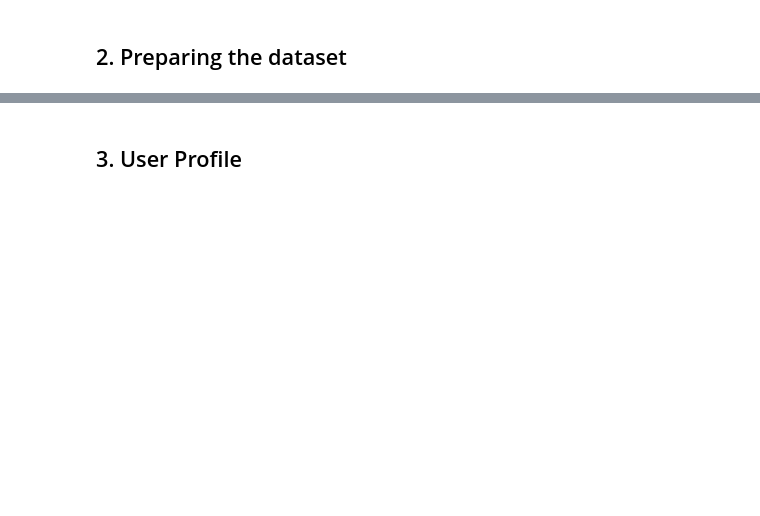
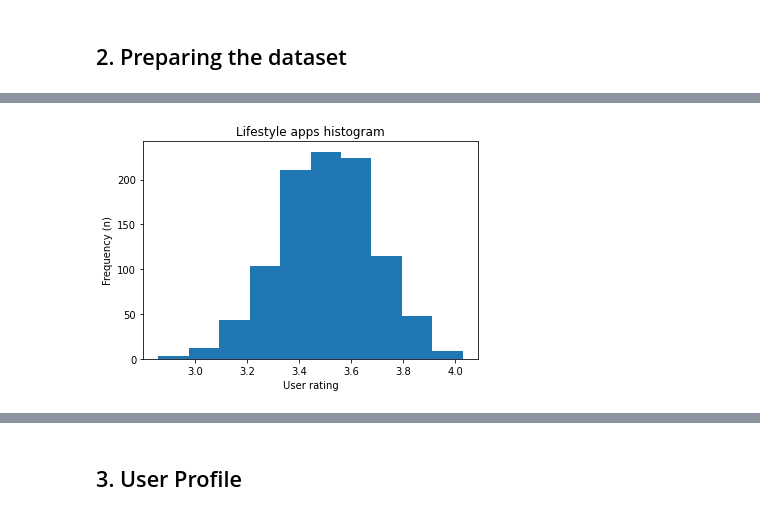
Before and after one commit to rlojunior/sandbox, a Jupyter notebook: Show_Cases/Apple_Store_Study.ipynb, the cells around one changed output, grey strips where cells are left out. Saved outputs shown, nothing was run; the diff lists cells and outputs as text; code cells hidden in the pictures; blank space fills up the shorter version.

```diff
--- a/Show_Cases/Apple_Store_Study.ipynb
+++ b/Show_Cases/Apple_Store_Study.ipynb
@@ -100,0 +135,14 @@ Name: user_rating_ver, dtype: float64
+# %%
+values = []
+for i in range(1000):
+    selected_sample = df_rating_not_0.loc[(df_rating_not_0['prime_genre'] == 'Lifestyle')]['user_rating_ver'].sample(n=50, replace=True)
+    mean_sample = selected_sample.mean()
+    values += [mean_sample]
+
+plt.hist(values)
+plt.title('Lifestyle apps histogram')
+plt.xlabel('User rating')
+plt.ylabel('Frequency (n)')
+plt.show()
+# %% [output]
+[figure, added]
```
Also changed, not shown: parts of 38 cells of this notebook, 2 other files.
